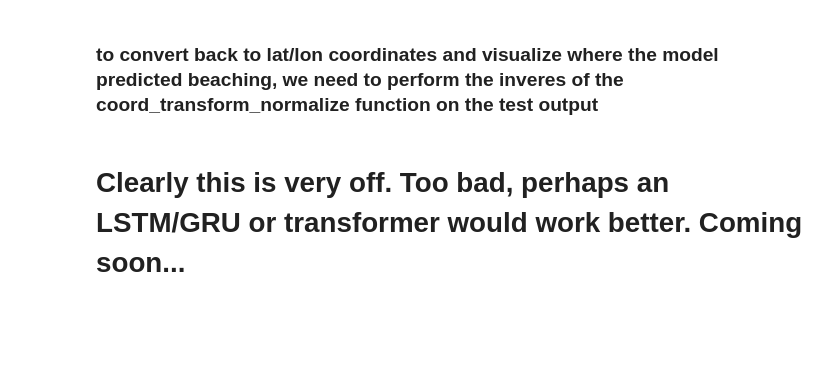
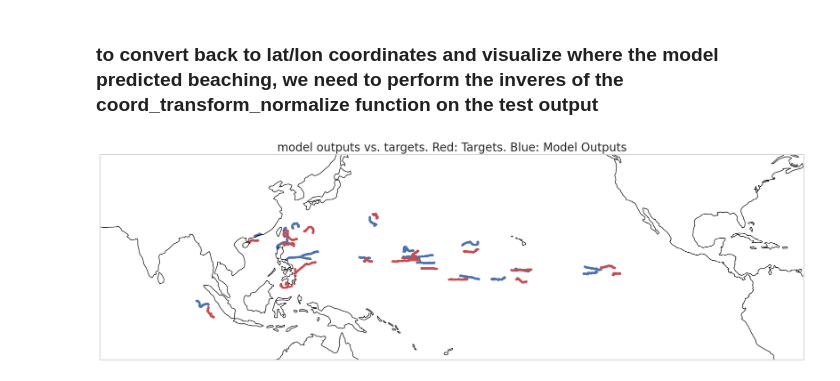
Before and after one commit to GHOpenonic/global-drifter-program, a Jupyter notebook: ML/drifters_vanilla_RNN.ipynb, the cells around one changed output. Saved outputs shown, nothing was run; the diff lists cells and outputs as text; code cells hidden in the pictures; blank space fills up the shorter version.

```diff
--- a/ML/drifters_vanilla_RNN.ipynb
+++ b/ML/drifters_vanilla_RNN.ipynb
@@ -418,13 +410,13 @@ class drifter_vanilla_RNN(torch.nn.Module):
 torch.manual_seed(42)
 
 # Define RNN network:
-rnn = drifter_vanilla_RNN(input_size = 3, hidden_size = 1028, num_layers = 3,
-              output_size = 3, nonlinearity = 'relu')#.cuda()
+rnn = drifter_vanilla_RNN(input_size = 3, hidden_size = 1028, num_layers = 2,
+              output_size = 3, nonlinearity = 'relu').cuda()
 
 # Define learning rate, epochs, and batchsize
-lr = 0.001
-epochs = 50
-batchsize = 100
+lr = 0.0001
+epochs = 100
+batchsize = 1
 
 # define loss function
 loss_func = torch.nn.MSELoss() # for regression
@@ -435,6 +427,16 @@ optimizer = torch.optim.Adam(rnn.parameters(), lr = lr)
 # track training loss and validation loss
 train_loss_list = []
 val_loss_list = []
+
+
+# split training data and lengths into batches
+train_data_batch = torch.split(training_data_src, batchsize)
+
+# split training targets into batches
+train_targets_batch = torch.split(training_data_tgt, batchsize)
+
+# length of train_batches_features = total number of batches in the training set
+batch_split_num = len(train_data_batch)
 # %% [markdown]
 ## Now, we train the model
 # %%
@@ -548,16 +544,15 @@ def inverse_coord_transform_normalize(model_outputs):
     lat_list = []
     for sequence in model_outputs:
         for coord in sequence:
-            # convert from tensor to list of lists
-            model_outputs_list = model_outputs.tolist()
+            # convert from tensor to list
+            coord_list = coord.tolist()
 
             # undo MinMaxScaler normalization
-            model_outputs_denorm = [coord_scaler.inverse_transform(np.array(xyz_norm_coords).reshape(-1, 3))
-                for xyz_norm_coords in model_outputs_list]
+            coord_list_denorm = coord_scaler.inverse_transform(np.array(coord_list).reshape(-1, 3)).squeeze()
 
-            x = [coord[0][0] for coord in model_outputs_denorm]
-            y = [coord[0][1] for coord in model_outputs_denorm]
-            z = [coord[0][2] for coord in model_outputs_denorm]
+            x = coord_list_denorm[0]#[coord[0] for coord in coord_list_denorm]
+            y = coord_list_denorm[1]#[coord[1] for coord in coord_list_denorm]
+            z = coord_list_denorm[2]#[coord[2] for coord in coord_list_denorm]
 
 
             lons = np.degrees(np.arctan2(y, x))
@@ -579,37 +574,37 @@ lat_targets, lon_targets = inverse_coord_transform_normalize(testing_data_tgt)
 beach = Asia
 beaching_points = Asia.drop_duplicates(subset='id', keep='last')
 
-point_size = 100
+point_size = 10
 
 fig = plt.figure(figsize=(22, 12))
 ax = plt.axes(projection=ccrs.PlateCarree(central_longitude=-180))
-ax.set_extent([-180, 180, -90, 90], crs=ccrs.PlateCarree(central_longitude=-180))
+ax.set_extent([120, -120, -20, 50], crs=ccrs.PlateCarree(central_longitude=-180))
 ax.coastlines()
 
 # Scatter plot with colors based on the custom colormap
 # model outputs
 scatter_targets = ax.scatter(
     lon_outputs,
     lat_outputs,
     marker='o',
     c='b',
     transform=ccrs.PlateCarree(),  # Specify the coordinate reference system
     s=point_size,
     alpha=1
 )
 
 # targets
 scatter_targets = ax.scatter(
     lon_targets,
     lat_targets,
     marker='o',
     c='r',
     transform=ccrs.PlateCarree(),  # Specify the coordinate reference system
     s=point_size,
     alpha=1
 )
 
-plt.title('model outputs vs. targets', fontsize = 30)
+plt.title('model outputs vs. targets. Red: Targets. Blue: Model Outputs', fontsize = 20)
 plt.show()
+# %% [output]
+[figure, added]
-# %% [markdown]
-# Clearly this is very off. Too bad, perhaps an LSTM/GRU or transformer would work better. Coming soon...
```
Also changed, not shown: parts of 17 cells of this notebook.
